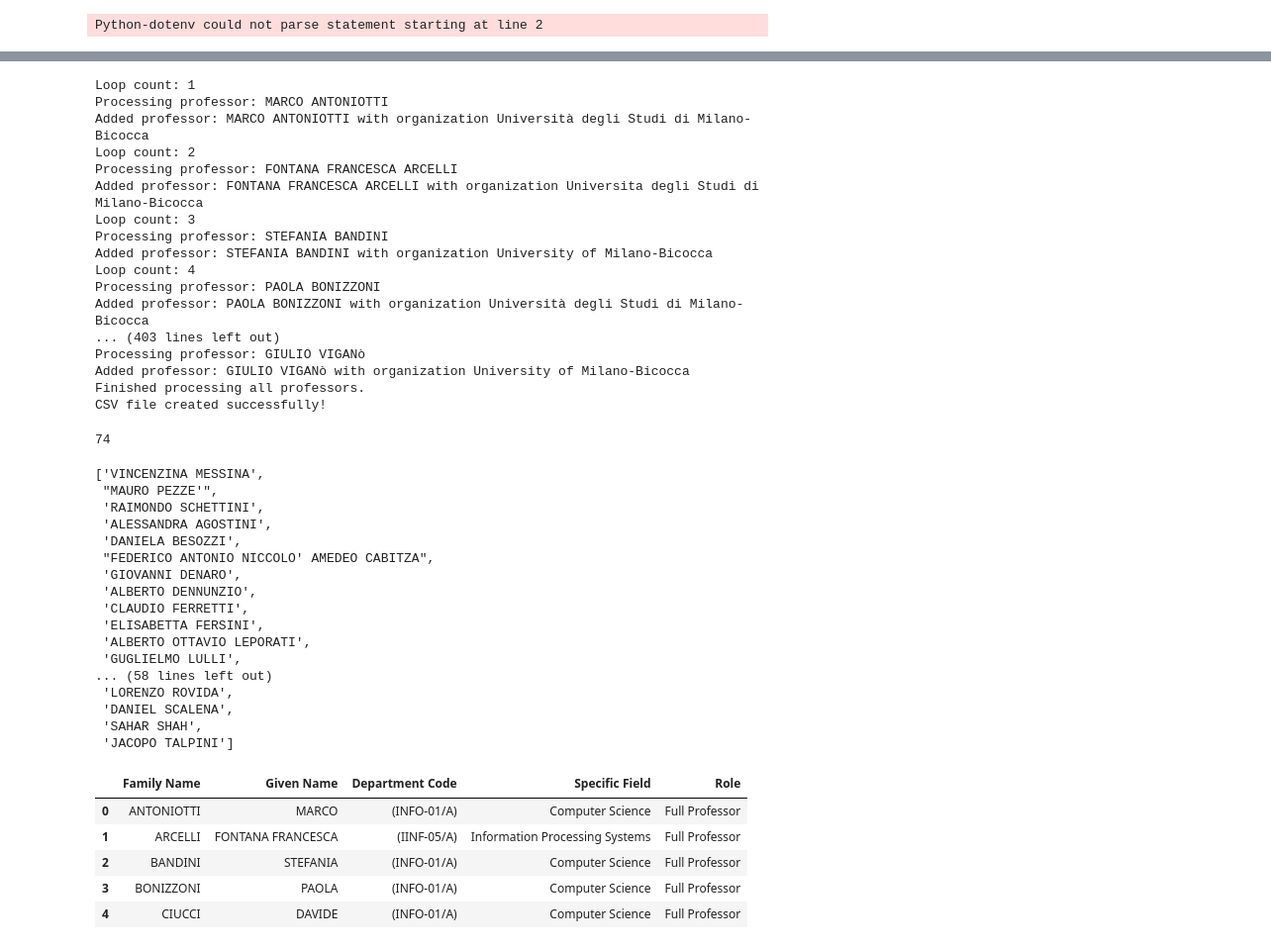
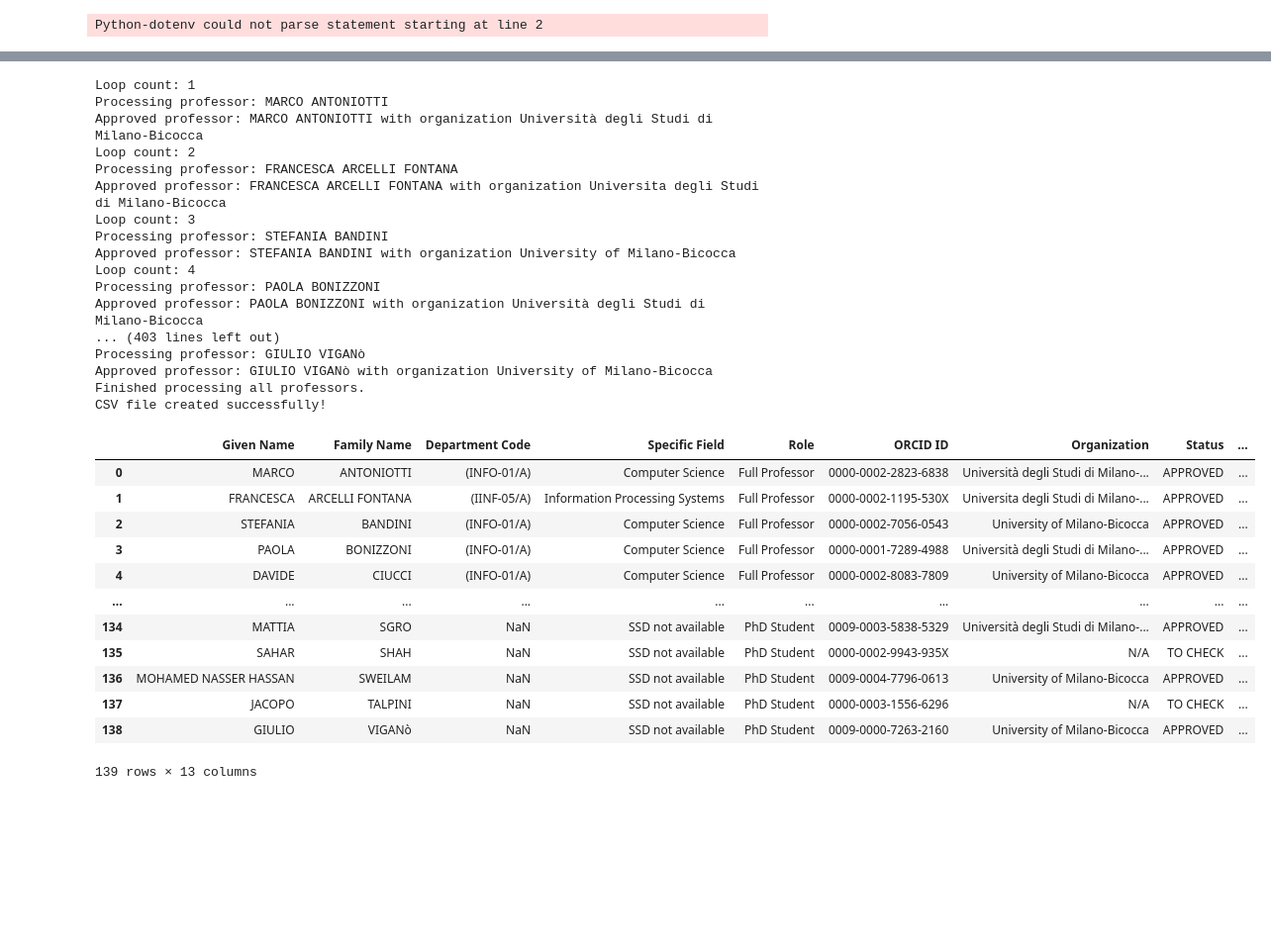
Before and after one commit to saraborello/UniMIB-ResearchGraph, a Jupyter notebook: notebooks/data_extraction/orcid_info_extraction.ipynb, the cells around one changed output, grey strips where cells are left out. Shown at 99% size. Saved outputs shown, nothing was run; the diff lists cells and outputs as text; code cells hidden in the pictures; blank space fills up the shorter version.

```diff
--- a/notebooks/data_extraction/orcid_info_extraction.ipynb
+++ b/notebooks/data_extraction/orcid_info_extraction.ipynb
@@ -89,60 +88,42 @@ For example, when doing 'df[col].method(value, inplace=True)', try using 'df.met
 # %%
 # Retriving data
 professors_df = pd.read_csv('../../data/processed/professors_dip_info.csv')
-professors_info, not_found_professors = collect_professor_data1(professors_df)
+professors_info = collect_professor_data1(professors_df)
 professors_info_df = pd.DataFrame(professors_info)
-professors_info_df.to_csv('../../data/processed/professors_orcid_info.csv', index=False, quoting=csv.QUOTE_NONNUMERIC)
+professors_info_df.to_csv('../../data/processed/professors_orcid_info2.csv', index=False, quoting=csv.QUOTE_NONNUMERIC)
 
 print("CSV file created successfully!")
 # %% [output]
 Loop count: 1
 Processing professor: MARCO ANTONIOTTI
-Added professor: MARCO ANTONIOTTI with organization Università degli Studi di Milano-Bicocca
+Approved professor: MARCO ANTONIOTTI with organization Università degli Studi di Milano-Bicocca
 Loop count: 2
-Processing professor: FONTANA FRANCESCA ARCELLI
-Added professor: FONTANA FRANCESCA ARCELLI with organization Universita degli Studi di Milano-Bicocca
+Processing professor: FRANCESCA ARCELLI FONTANA
+Approved professor: FRANCESCA ARCELLI FONTANA with organization Universita degli Studi di Milano-Bicocca
 Loop count: 3
 Processing professor: STEFANIA BANDINI
-Added professor: STEFANIA BANDINI with organization University of Milano-Bicocca
+Approved professor: STEFANIA BANDINI with organization University of Milano-Bicocca
 Loop count: 4
 Processing professor: PAOLA BONIZZONI
-Added professor: PAOLA BONIZZONI with organization Università degli Studi di Milano-Bicocca
+Approved professor: PAOLA BONIZZONI with organization Università degli Studi di Milano-Bicocca
 ... (403 lines left out)
 Processing professor: GIULIO VIGANò
-Added professor: GIULIO VIGANò with organization University of Milano-Bicocca
+Approved professor: GIULIO VIGANò with organization University of Milano-Bicocca
 Finished processing all professors.
 CSV file created successfully!
-# %%
-len(not_found_professors)
-# %% [output]
-74
-# %%
-not_found_professors
-# %% [output]
-['VINCENZINA MESSINA',
- "MAURO PEZZE'",
- 'RAIMONDO SCHETTINI',
- 'ALESSANDRA AGOSTINI',
- 'DANIELA BESOZZI',
- "FEDERICO ANTONIO NICCOLO' AMEDEO CABITZA",
- 'GIOVANNI DENARO',
- 'ALBERTO DENNUNZIO',
- 'CLAUDIO FERRETTI',
- 'ELISABETTA FERSINI',
- 'ALBERTO OTTAVIO LEPORATI',
- 'GUGLIELMO LULLI',
-... (58 lines left out)
- 'LORENZO ROVIDA',
- 'DANIEL SCALENA',
- 'SAHAR SHAH',
- 'JACOPO TALPINI']
-# %%
-professors_df = pd.read_csv('../../data/processed/professors_dip_info.csv')
-professors_df.head(5)
-# %% [output]
-|  | Family Name | Given Name | Department Code | Specific Field | Role |
-| 0 | ANTONIOTTI | MARCO | (INFO-01/A) | Computer Science | Full Professor |
-| 1 | ARCELLI | FONTANA FRANCESCA | (IINF-05/A) | Information Processing Systems | Full Professor |
-| 2 | BANDINI | STEFANIA | (INFO-01/A) | Computer Science | Full Professor |
-| 3 | BONIZZONI | PAOLA | (INFO-01/A) | Computer Science | Full Professor |
-| 4 | CIUCCI | DAVIDE | (INFO-01/A) | Computer Science | Full Professor |
+# %%
+professors_info_df
+# %% [output]
+|  | Given Name | Family Name | Department Code | Specific Field | Role | ORCID ID | Organization | Status | ... |
+| 0 | MARCO | ANTONIOTTI | (INFO-01/A) | Computer Science | Full Professor | 0000-0002-2823-6838 | Università degli Studi di Milano-... | APPROVED | ... |
+| 1 | FRANCESCA | ARCELLI FONTANA | (IINF-05/A) | Information Processing Systems | Full Professor | 0000-0002-1195-530X | Universita degli Studi di Milano-... | APPROVED | ... |
+| 2 | STEFANIA | BANDINI | (INFO-01/A) | Computer Science | Full Professor | 0000-0002-7056-0543 | University of Milano-Bicocca | APPROVED | ... |
+| 3 | PAOLA | BONIZZONI | (INFO-01/A) | Computer Science | Full Professor | 0000-0001-7289-4988 | Università degli Studi di Milano-... | APPROVED | ... |
+| 4 | DAVIDE | CIUCCI | (INFO-01/A) | Computer Science | Full Professor | 0000-0002-8083-7809 | University of Milano-Bicocca | APPROVED | ... |
+| ... | ... | ... | ... | ... | ... | ... | ... | ... | ... |
+| 134 | MATTIA | SGRO | NaN | SSD not available | PhD Student | 0009-0003-5838-5329 | Università degli Studi di Milano-... | APPROVED | ... |
+| 135 | SAHAR | SHAH | NaN | SSD not available | PhD Student | 0000-0002-9943-935X | N/A | TO CHECK | ... |
+| 136 | MOHAMED NASSER HASSAN | SWEILAM | NaN | SSD not available | PhD Student | 0009-0004-7796-0613 | University of Milano-Bicocca | APPROVED | ... |
+| 137 | JACOPO | TALPINI | NaN | SSD not available | PhD Student | 0000-0003-1556-6296 | N/A | TO CHECK | ... |
+| 138 | GIULIO | VIGANò | NaN | SSD not available | PhD Student | 0009-0000-7263-2160 | University of Milano-Bicocca | APPROVED | ... |
+139 rows × 13 columns
```
Also changed, not shown: parts of 5 cells of this notebook, 4 other files.
